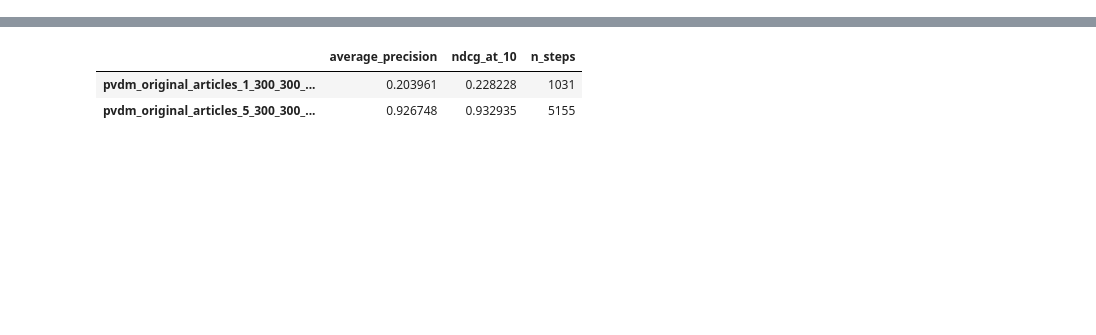
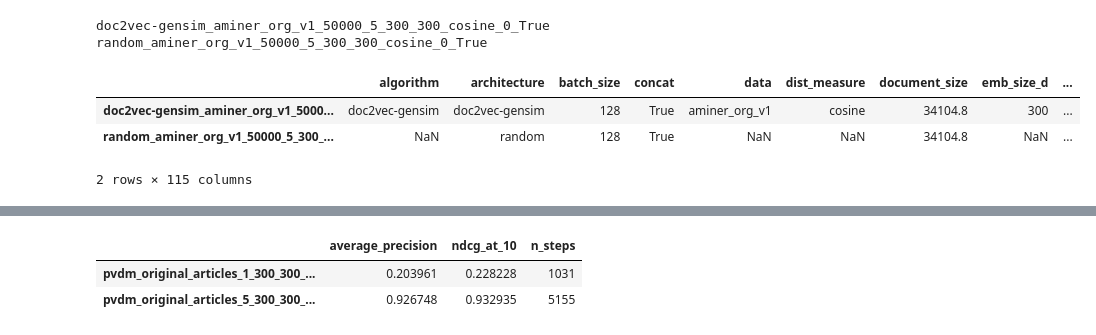
Before and after one commit to alexandervansomeren/msc_thesis, a Jupyter notebook: results.ipynb, the cells around one changed output, grey strips where cells are left out. Saved outputs shown, nothing was run; the diff lists cells and outputs as text; code cells hidden in the pictures; blank space fills up the shorter version.

Commit message:
Changed experimental setup, added notebook for data exploration, changed data format

```diff
--- a/results.ipynb
+++ b/results.ipynb
@@ -8,0 +10,55 @@ import pandas as pd
+# %%
+exp_folders = glob.glob('experiments/*/')
+params = {}
+fold_results = []
+folds = []
+for exp_folder in exp_folders:
+    exp_name = exp_folder.split(os.sep)[1]
+    if not os.path.exists(os.path.join(exp_folder, 'params.p')):
+        continue
+#     print(exp_name)
+    with open(os.path.join(exp_folder, 'params.p'), 'rb') as params_file:
+        params[exp_name] = pickle.load(params_file)
+    fold_folders = glob.glob(os.path.join(exp_folder,'fold*'))
+#     print(fold_folders)
+    for fold_folder in fold_folders:
+        result_file = os.path.join(fold_folder, 'trec_results')
+        if not os.path.exists(result_file):
+            rel_file = os.path.join(fold_folder, 'trec_rel_file.tmp')
+            top_file = os.path.join(fold_folder, 'trec_top_file.tmp')
+            print('Processing', fold_folder)
+            print(' '.join(['trec_eval -m all_trec', rel_file, top_file, '>', result_file,'2>&1']))
+            subprocess.call(' '.join(['trec_eval -m all_trec', rel_file, top_file, '>', result_file,'2>&1']), shell=True)
+            print('Done')
+        with open(result_file, 'r') as f:
+            temp_result_df = pd.read_csv(f, header=None, delimiter=r"\s+")
+            temp_result_df = temp_result_df.pivot(index=1, columns=0, values=2)
+            folds.append(fold_folder.split('_')[-1])
+            temp_result_df.index = temp_result_df[['runid']] + "_fold_" + fold_folder.split('_')[-1]
+            fold_results.append(temp_result_df.copy())
+
+params_df = pd.DataFrame()
+fold_results = pd.concat(fold_results, axis=0)
+fold_results.loc[:, fold_results.columns != 'runid'] = fold_results.loc[:, fold_results.columns != 'runid'].apply(pd.to_numeric)
+fold_results['fold'] = folds
+params_df = pd.DataFrame.from_dict(params)
+unique_names = set([name[:-7] for name in fold_results.index])
+results = []
+for unique_name in unique_names:
+    print(unique_name)
+    res = fold_results[fold_results.index.str.contains(unique_name)].mean()
+    res.name = unique_name
+    results.append(res)
+
+results = pd.concat([params_df.T,pd.DataFrame(results)], axis=1)
+del results['fold']
+# %% [output]
+doc2vec-gensim_aminer_org_v1_50000_5_300_300_cosine_0_True
+random_aminer_org_v1_50000_5_300_300_cosine_0_True
+# %%
+results
+# %% [output]
+|  | algorithm | architecture | batch_size | concat | data | dist_measure | document_size | emb_size_d | ... |
+| doc2vec-gensim_aminer_org_v1_5000... | doc2vec-gensim | doc2vec-gensim | 128 | True | aminer_org_v1 | cosine | 34104.8 | 300 | ... |
+| random_aminer_org_v1_50000_5_300_... | NaN | random | 128 | True | NaN | NaN | 34104.8 | NaN | ... |
+2 rows × 115 columns
```
Also changed, not shown: parts of 6 cells of this notebook, 5 other files.
